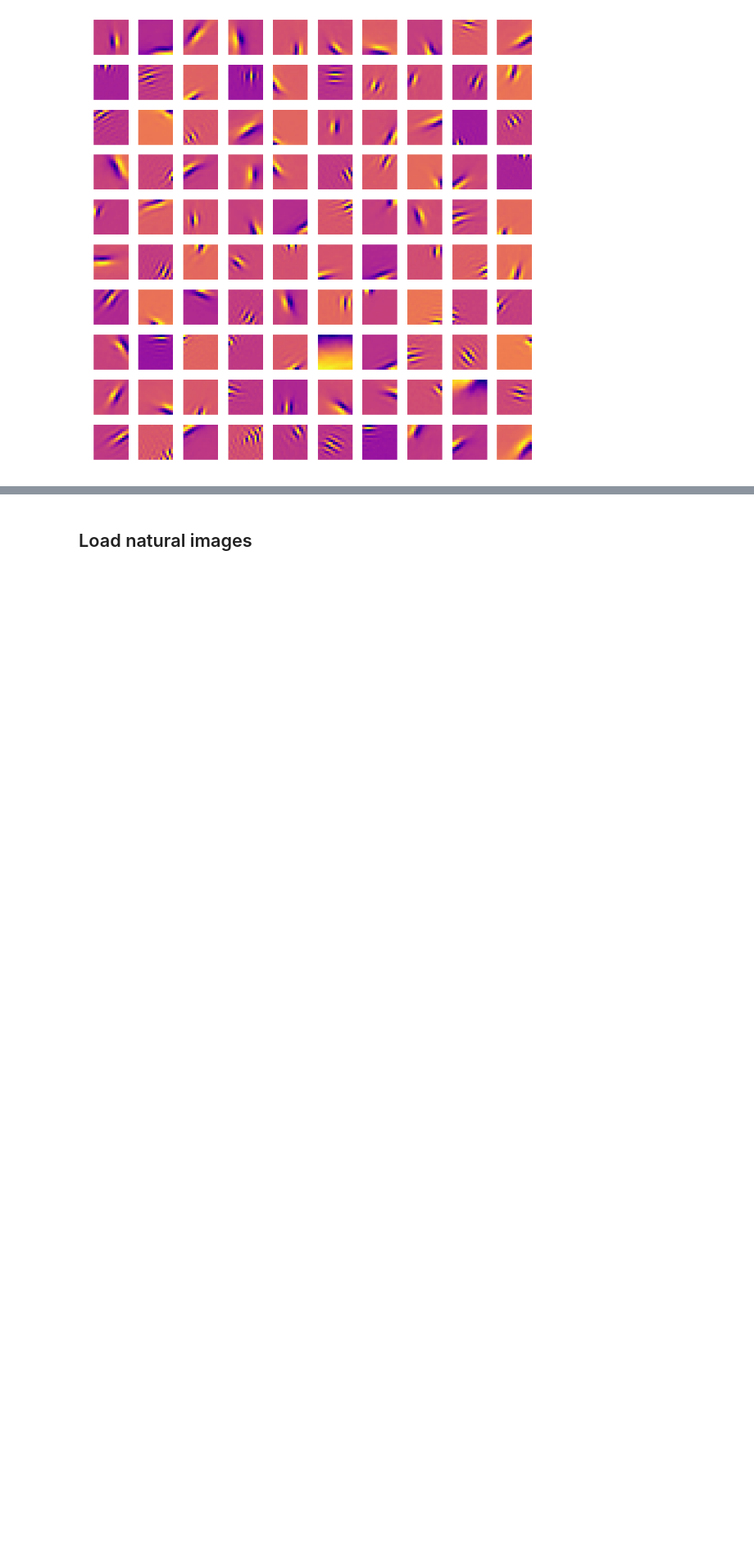
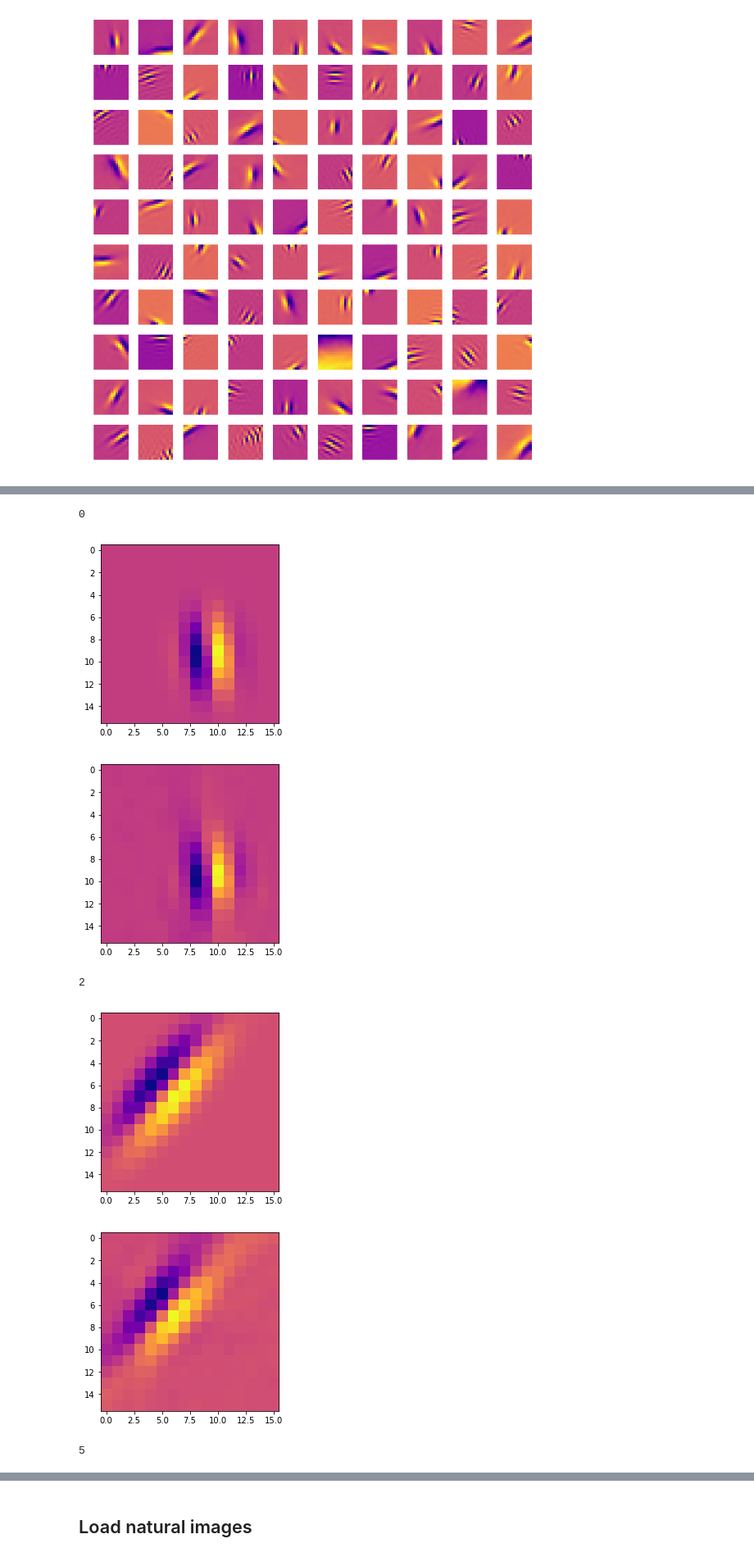
Before and after one commit to ncinko/RW, a Jupyter notebook: Correlation studies.ipynb, the cells around one changed output, grey strips where cells are left out. Shown at 82% size. Cells and saved outputs as stored; diff of their text form; code cells hidden in the pictures; blank space fills up the shorter version.

```diff
--- a/Correlation studies.ipynb
+++ b/Correlation studies.ipynb
@@ -90,0 +114,24 @@ print(np.sum((bases[:,135] - wave)**2))
+# %%
+count = 0
+for i in range(300):
+    if gabor_fits[i,0] != 0.0:
+        count += 1
+        print(i)
+        wave = []
+        popt = gabor_fits[i,:]
+        for q in xy:
+            wave.append(gabor(q , popt[0], popt[1], popt[2], popt[3], popt[4], popt[5], popt[6],popt[7]))
+        plt.imshow(np.reshape(wave, (pixels, pixels)), cmap = 'plasma')
+        plt.show()
+
+        plt.imshow(np.reshape(bases[:,i], (pixels, pixels)), cmap = 'plasma')
+        plt.show()
+print(count)
+# %% [output]
+0
+[figure, added]
+[figure, added]
+2
+[figure, added]
+[figure, added]
+5
```
Also changed, not shown: parts of 15 cells of this notebook, 1 other file.
